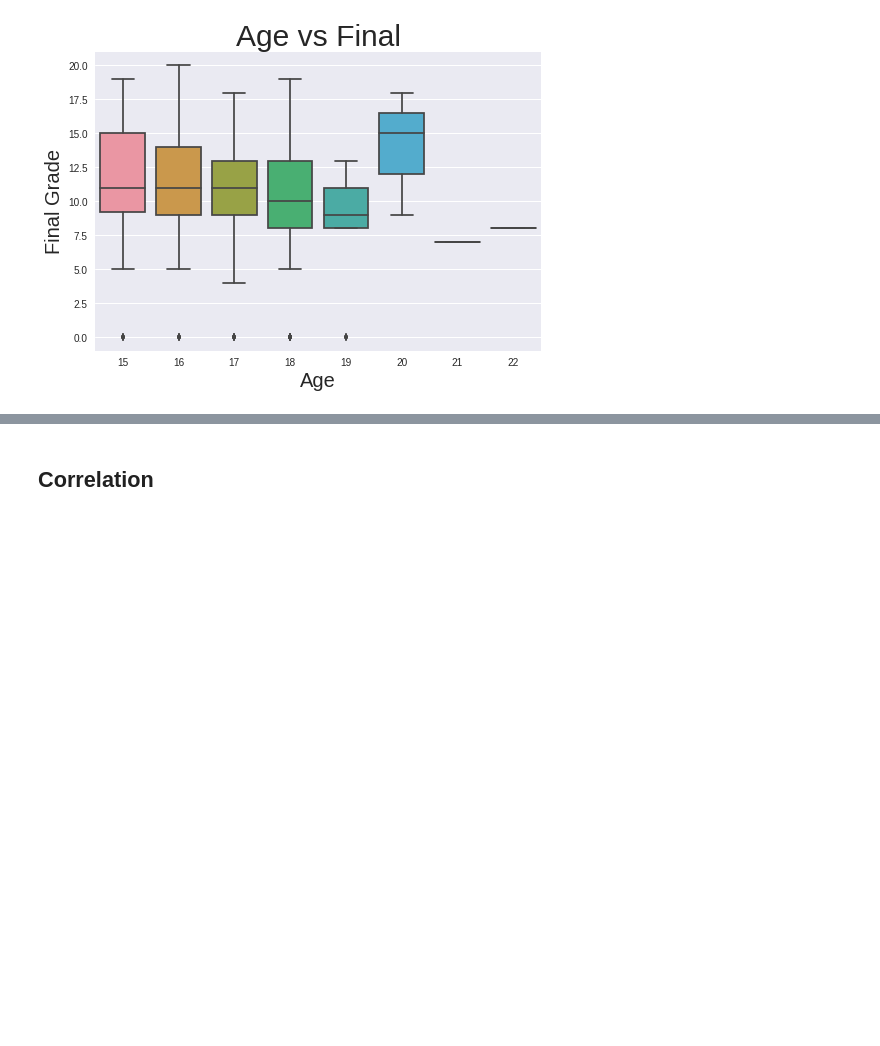
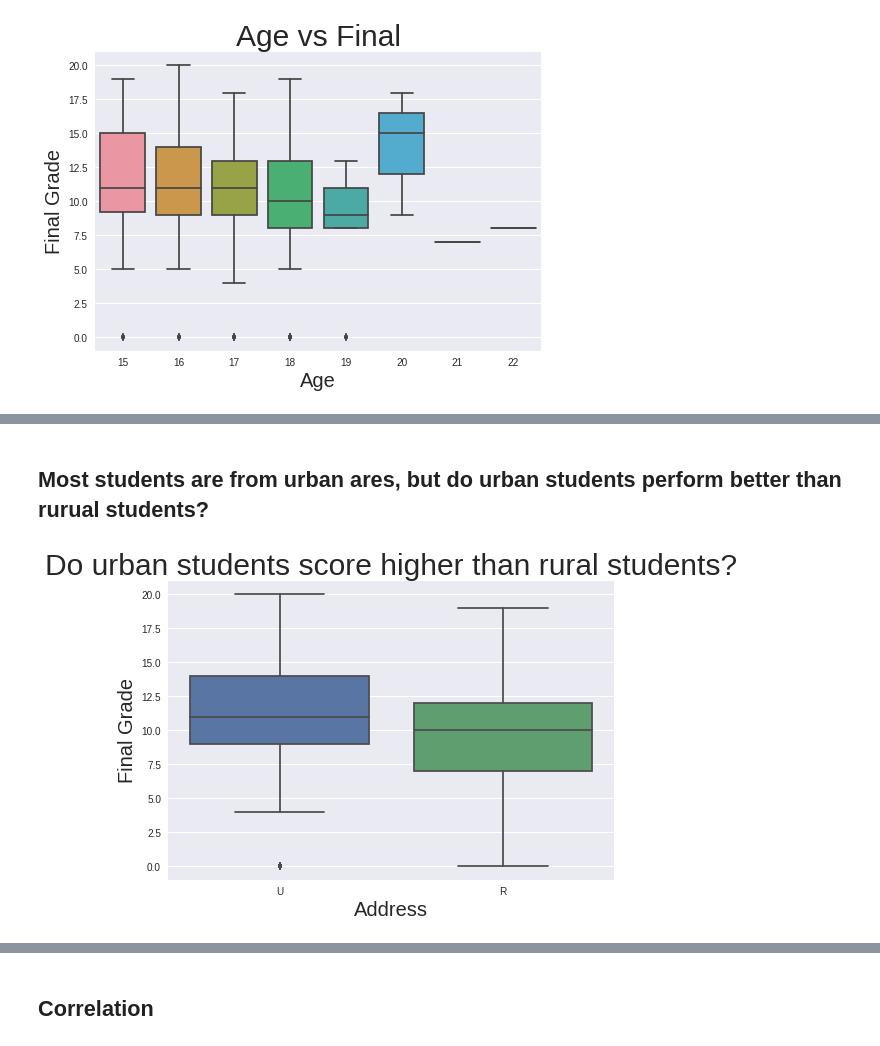
Before and after one commit to dipam7/Data_science, a Jupyter notebook: student_grade.ipynb, the cells around one changed output, grey strips where cells are left out. Saved outputs shown, nothing was run; the diff lists cells and outputs as text; code cells hidden in the pictures; blank space fills up the shorter version.

```diff
--- a/student_grade.ipynb
+++ b/student_grade.ipynb
@@ -181,0 +182,10 @@ We see that age 20 has only 3 data points hence the inconsistency in statistics.
+# %% [markdown]
+## Most students are from urban ares, but do urban students perform better than rurual students?
+# %%
+b = sns.boxplot(x='address', y='G3', data=student)
+b.axes.set_title('Do urban students score higher than rural students?', fontsize = 30)
+b.set_xlabel('Address', fontsize = 20)
+b.set_ylabel('Final Grade', fontsize = 20)
+plt.show()
+# %% [output]
+[figure, added]
```
Also changed, not shown: parts of 18 cells of this notebook.
